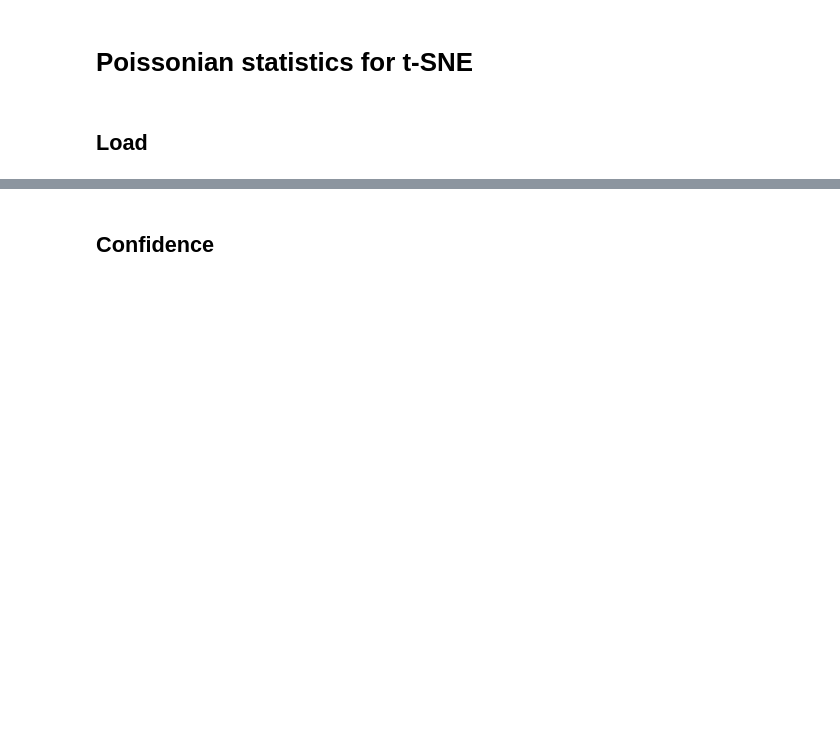
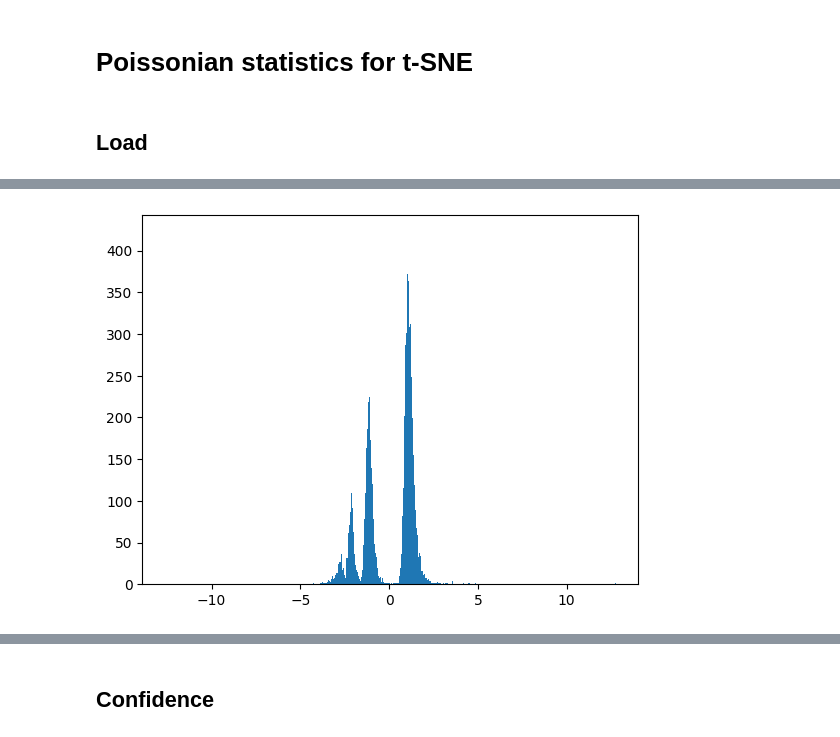
Before and after one commit to polyquantique/Photon-Number-Classification, a Jupyter notebook: src/Decibel_SNSPD.ipynb, the cells around one changed output, grey strips where cells are left out. Cells and saved outputs as stored; diff of their text form; code cells hidden in the pictures; blank space fills up the shorter version.

```diff
--- a/src/Decibel_SNSPD.ipynb
+++ b/src/Decibel_SNSPD.ipynb
@@ -48,0 +63,8 @@ KeyboardInterrupt:
+# %%
+plt.figure()
+plt.hist(PCA(n_components=1).fit_transform(data), bins=5000)
+#X_PCA = PCA(n_components=2).fit_transform(data)
+#plt.scatter(X_PCA[:,0], X_PCA[:,1], alpha=0.1, s=1)
+plt.show()
+# %% [output]
+[figure, added]
```
Also changed, not shown: parts of 4 cells of this notebook, 8 other files.
